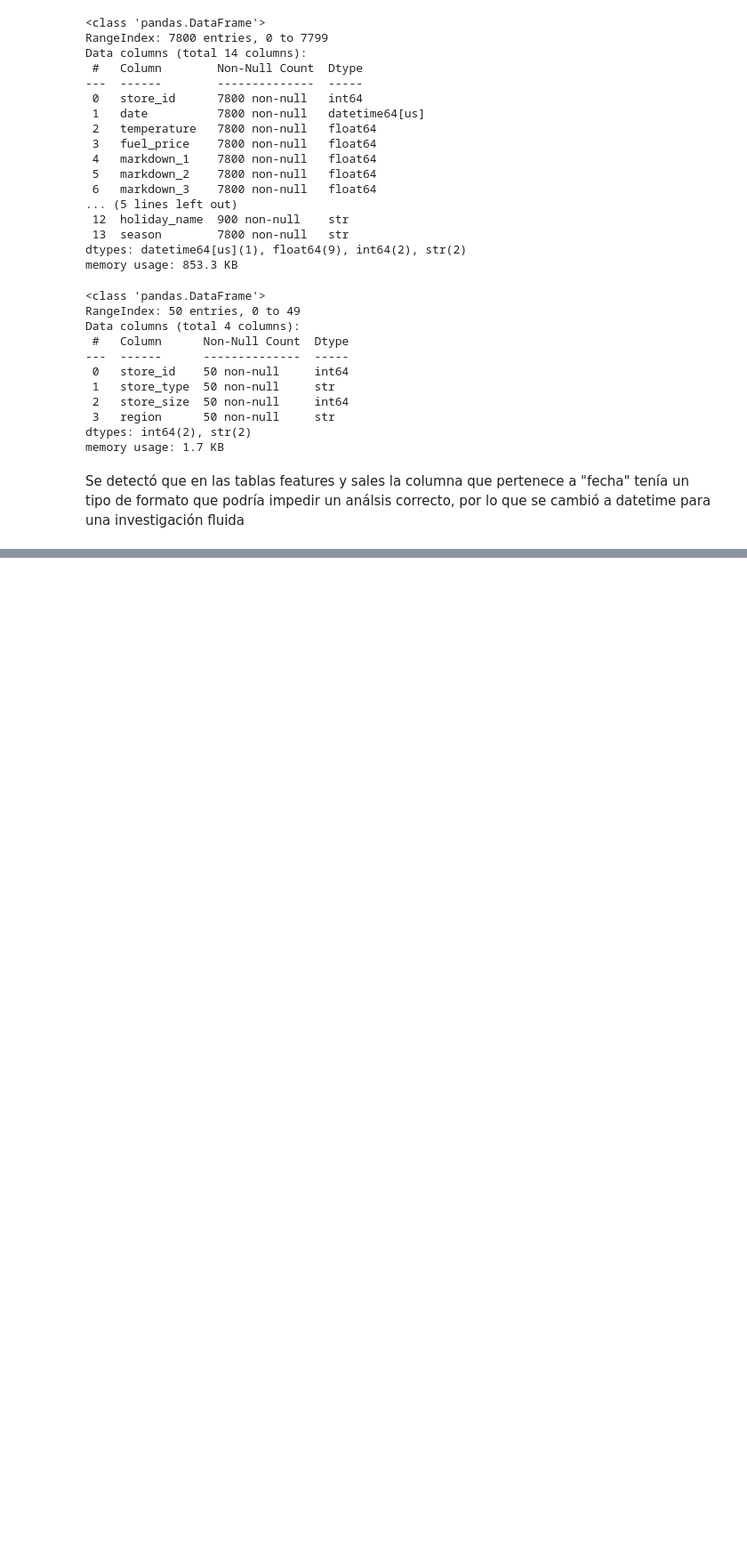
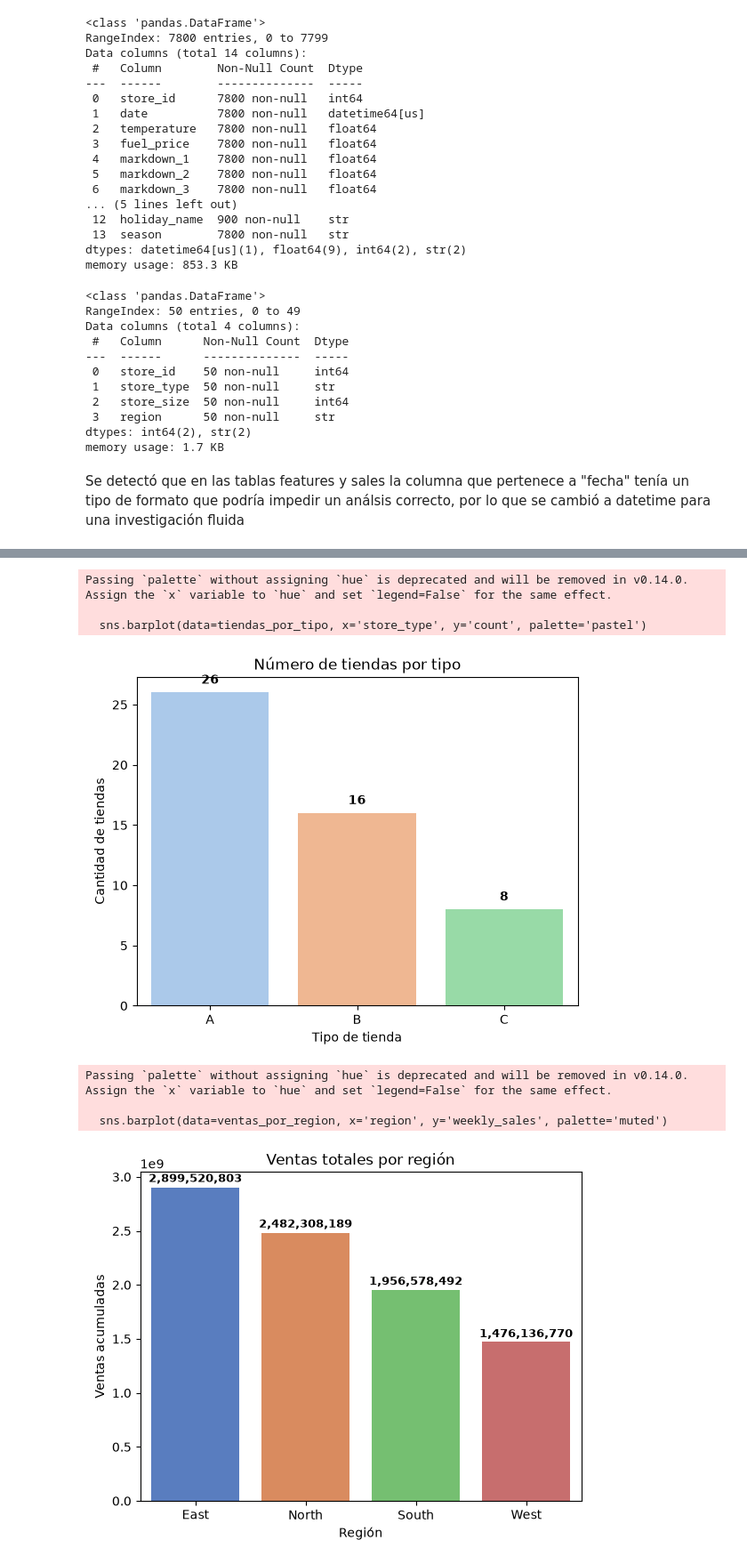
Before and after one commit to Esmeralda-Ro/repositorio--pr-cticas, a Jupyter notebook: Sales Forecasting/sales_forecasting.ipynb, the cells around one changed output, grey strips where cells are left out. Shown at 89% size. Drawn from its saved outputs; the diff is of its cells as text; code cells hidden in the pictures; blank space fills up the shorter version.

```diff
--- a/Sales Forecasting/sales_forecasting.ipynb
+++ b/Sales Forecasting/sales_forecasting.ipynb
@@ -158,0 +321,49 @@ python retail_analysis.py
+# %%
+# 1. Gráfico de barras: número de tiendas por tipo
+tiendas_por_tipo = stores['store_type'].value_counts().reset_index()
+tiendas_por_tipo.columns = ['store_type', 'count']
+
+sns.barplot(data=tiendas_por_tipo, x='store_type', y='count', palette='pastel')
+plt.title("Número de tiendas por tipo")
+plt.ylabel("Cantidad de tiendas")
+plt.xlabel("Tipo de tienda")
+
+# Etiquetas encima de cada barra
+for i, v in enumerate(tiendas_por_tipo['count']):
+    plt.text(i, v + 0.5, str(v), ha='center', va='bottom', fontsize=10, fontweight='bold')
+plt.show()
+
+
+# 2. Gráfico de barras: ventas por región
+ventas_por_region = sales.merge(stores, on="store_id") \
+                         .groupby("region")['weekly_sales'].sum().reset_index()
+
+sns.barplot(data=ventas_por_region, x='region', y='weekly_sales', palette='muted')
+plt.title("Ventas totales por región")
+plt.ylabel("Ventas acumuladas")
+plt.xlabel("Región")
+
+# Etiquetas encima de cada barra
+for i, v in enumerate(ventas_por_region['weekly_sales']):
+    plt.text(i, v + (v*0.01), f"{v:,.0f}", ha='center', va='bottom', fontsize=9, fontweight='bold')
+plt.show()
+
+
+# 3. Scatter plot: tamaño de tienda vs ventas
+ventas_por_tienda = sales.groupby("store_id")['weekly_sales'].sum().reset_index()
+ventas_por_tienda = ventas_por_tienda.merge(stores, on="store_id")
+
+sns.scatterplot(data=ventas_por_tienda, x='store_size', y='weekly_sales', hue='region', palette='deep')
+plt.title("Relación entre tamaño de tienda y ventas")
+plt.xlabel("Tamaño de tienda")
+plt.ylabel("Ventas acumuladas")
+plt.show()
+# %% [output]
+Passing `palette` without assigning `hue` is deprecated and will be removed in v0.14.0. Assign the `x` variable to `hue` and set `legend=False` for the same effect.
+
+  sns.barplot(data=tiendas_por_tipo, x='store_type', y='count', palette='pastel')
+[figure, added]
+Passing `palette` without assigning `hue` is deprecated and will be removed in v0.14.0. Assign the `x` variable to `hue` and set `legend=False` for the same effect.
+
+  sns.barplot(data=ventas_por_region, x='region', y='weekly_sales', palette='muted')
+[figure, added]
```
Also changed, not shown: parts of 31 cells of this notebook, 1 other file.
